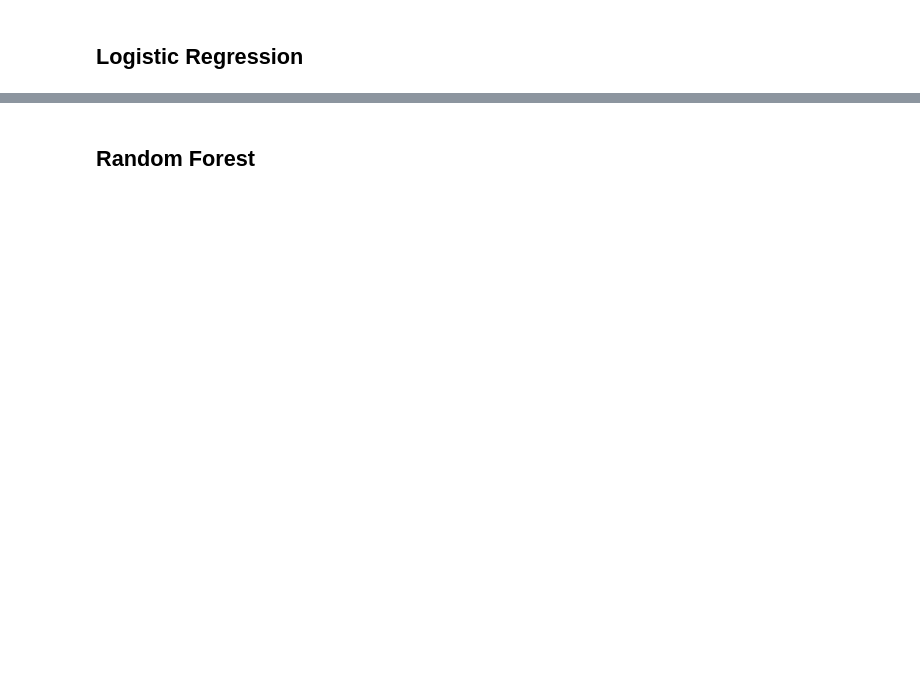
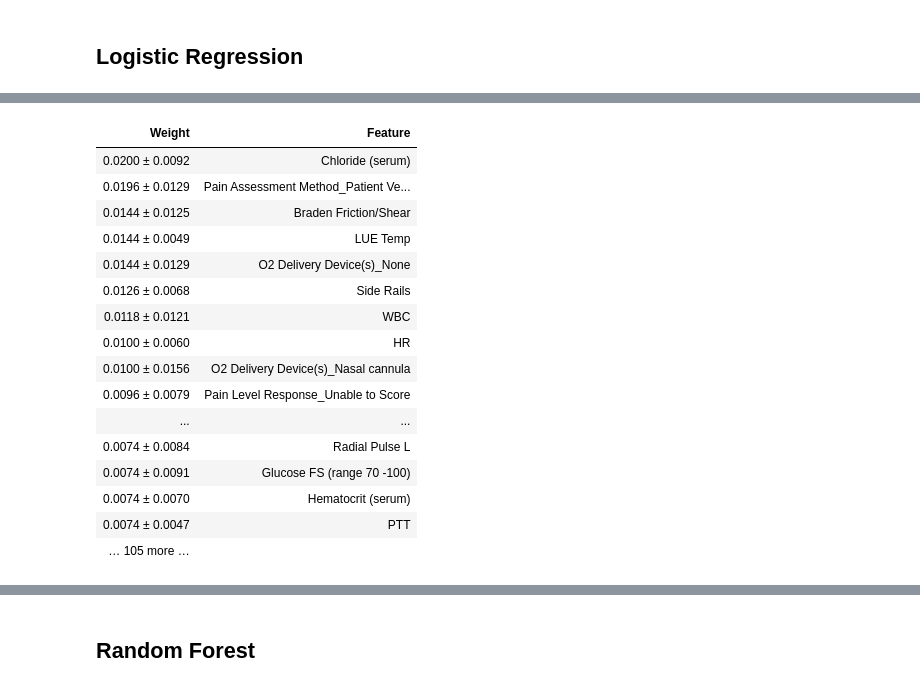
Before and after one commit to Wetiqe/MIMIC_I61, a Jupyter notebook: I61.ipynb, the cells around one changed output, grey strips where cells are left out. Saved outputs shown, nothing was run; the diff lists cells and outputs as text; code cells hidden in the pictures; blank space fills up the shorter version.

```diff
--- a/I61.ipynb
+++ b/I61.ipynb
@@ -490,3 +496,28 @@ Please also refer to the documentation for alternative solver options:
+# %%
+import eli5
+from eli5.sklearn import PermutationImportance
+
+perm = PermutationImportance(logreg).fit(X_test, y_test)
+# %%
+eli5.show_weights(perm, feature_names=list(X_test.columns))
+# %% [output]
+| Weight | Feature |
+| 0.0200 ± 0.0092 | Chloride (serum) |
+| 0.0196 ± 0.0129 | Pain Assessment Method_Patient Ve... |
+| 0.0144 ± 0.0125 | Braden Friction/Shear |
+| 0.0144 ± 0.0049 | LUE Temp |
+| 0.0144 ± 0.0129 | O2 Delivery Device(s)_None |
+| 0.0126 ± 0.0068 | Side Rails |
+| 0.0118 ± 0.0121 | WBC |
+| 0.0100 ± 0.0060 | HR |
+| 0.0100 ± 0.0156 | O2 Delivery Device(s)_Nasal cannula |
+| 0.0096 ± 0.0079 | Pain Level Response_Unable to Score |
+| ... | ... |
+| 0.0074 ± 0.0084 | Radial Pulse L |
+| 0.0074 ± 0.0091 | Glucose FS (range 70 -100) |
+| 0.0074 ± 0.0070 | Hematocrit (serum) |
+| 0.0074 ± 0.0047 | PTT |
+| … 105 more … |  |
 # %%
 idx = np.min(np.where(tpr > 0.95)) # index of the first threshold for which the sensibility > 0.95
 
```
Also changed, not shown: parts of 21 cells of this notebook.
